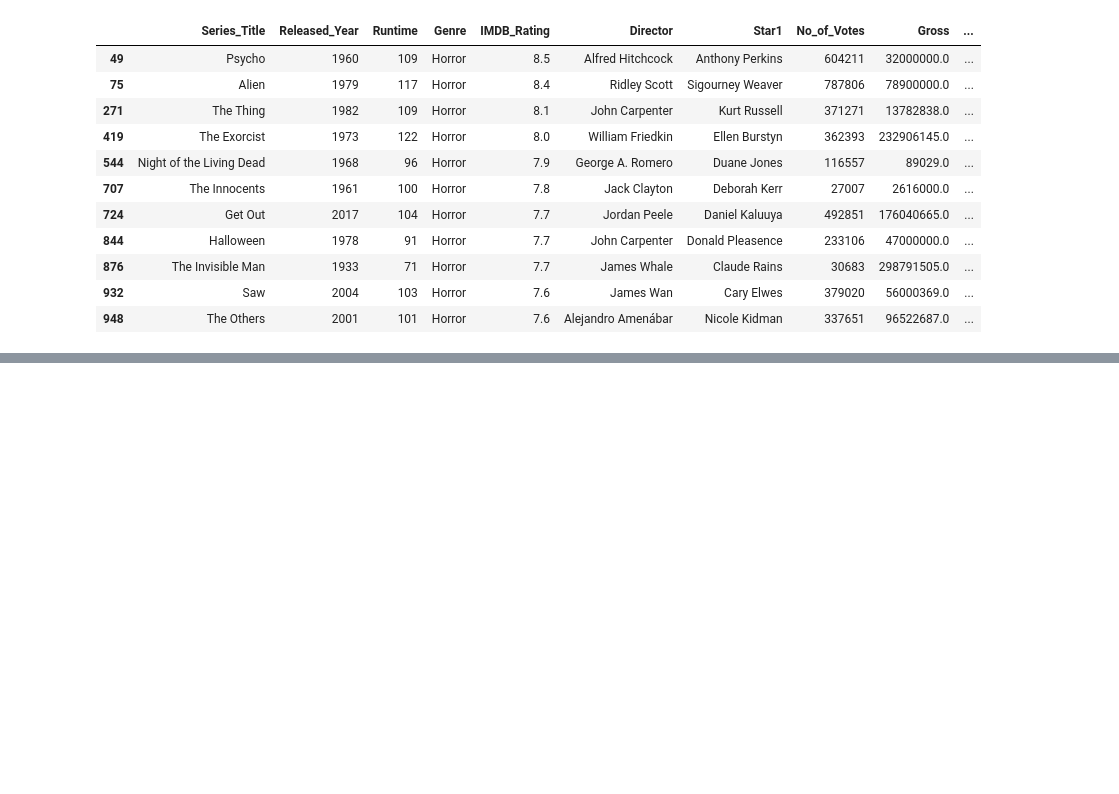
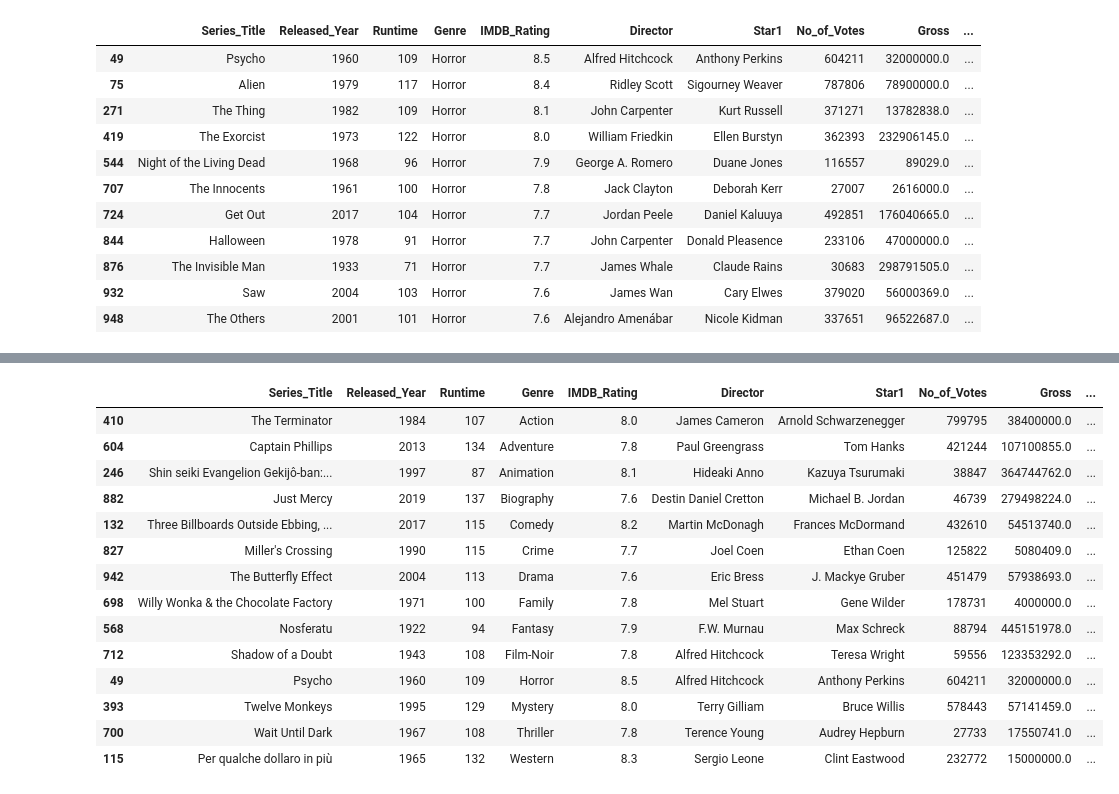
Before and after one commit to HarshChaturvedi19/Learn-Data-Science-With-Projects, a Jupyter notebook: PANDAS/Gropuby-Objects/groupby.ipynb, the cells around one changed output, grey strips where cells are left out. Cells and saved outputs as stored; diff of their text form; code cells hidden in the pictures; blank space fills up the shorter version.

```diff
--- a/PANDAS/Gropuby-Objects/groupby.ipynb
+++ b/PANDAS/Gropuby-Objects/groupby.ipynb
@@ -322,0 +350,19 @@ genres.get_group('Horror')
+# %%
+# sample -> random selecting movie from each genre
+genres.sample(1)
+# %% [output]
+|  | Series_Title | Released_Year | Runtime | Genre | IMDB_Rating | Director | Star1 | No_of_Votes | Gross | ... |
+| 410 | The Terminator | 1984 | 107 | Action | 8.0 | James Cameron | Arnold Schwarzenegger | 799795 | 38400000.0 | ... |
+| 604 | Captain Phillips | 2013 | 134 | Adventure | 7.8 | Paul Greengrass | Tom Hanks | 421244 | 107100855.0 | ... |
+| 246 | Shin seiki Evangelion Gekijô-ban:... | 1997 | 87 | Animation | 8.1 | Hideaki Anno | Kazuya Tsurumaki | 38847 | 364744762.0 | ... |
+| 882 | Just Mercy | 2019 | 137 | Biography | 7.6 | Destin Daniel Cretton | Michael B. Jordan | 46739 | 279498224.0 | ... |
+| 132 | Three Billboards Outside Ebbing, ... | 2017 | 115 | Comedy | 8.2 | Martin McDonagh | Frances McDormand | 432610 | 54513740.0 | ... |
+| 827 | Miller's Crossing | 1990 | 115 | Crime | 7.7 | Joel Coen | Ethan Coen | 125822 | 5080409.0 | ... |
+| 942 | The Butterfly Effect | 2004 | 113 | Drama | 7.6 | Eric Bress | J. Mackye Gruber | 451479 | 57938693.0 | ... |
+| 698 | Willy Wonka & the Chocolate Factory | 1971 | 100 | Family | 7.8 | Mel Stuart | Gene Wilder | 178731 | 4000000.0 | ... |
+| 568 | Nosferatu | 1922 | 94 | Fantasy | 7.9 | F.W. Murnau | Max Schreck | 88794 | 445151978.0 | ... |
+| 712 | Shadow of a Doubt | 1943 | 108 | Film-Noir | 7.8 | Alfred Hitchcock | Teresa Wright | 59556 | 123353292.0 | ... |
+| 49 | Psycho | 1960 | 109 | Horror | 8.5 | Alfred Hitchcock | Anthony Perkins | 604211 | 32000000.0 | ... |
+| 393 | Twelve Monkeys | 1995 | 129 | Mystery | 8.0 | Terry Gilliam | Bruce Willis | 578443 | 57141459.0 | ... |
+| 700 | Wait Until Dark | 1967 | 108 | Thriller | 7.8 | Terence Young | Audrey Hepburn | 27733 | 17550741.0 | ... |
+| 115 | Per qualche dollaro in più | 1965 | 132 | Western | 8.3 | Sergio Leone | Clint Eastwood | 232772 | 15000000.0 | ... |
```
Also changed, not shown: parts of 7 cells of this notebook.
